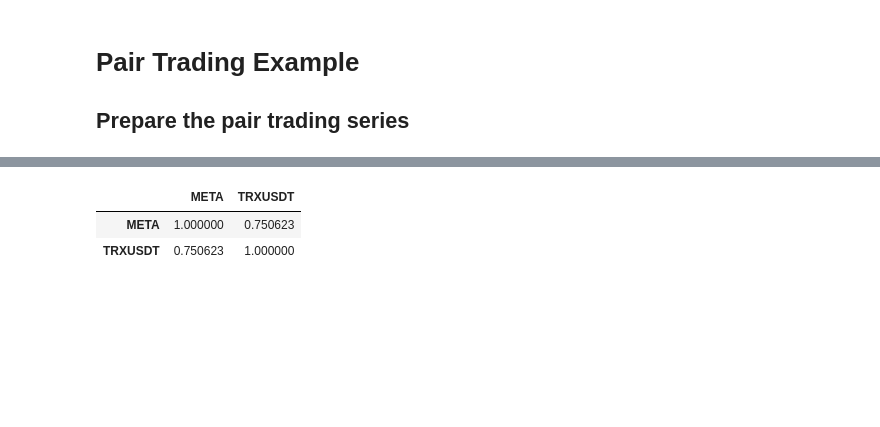
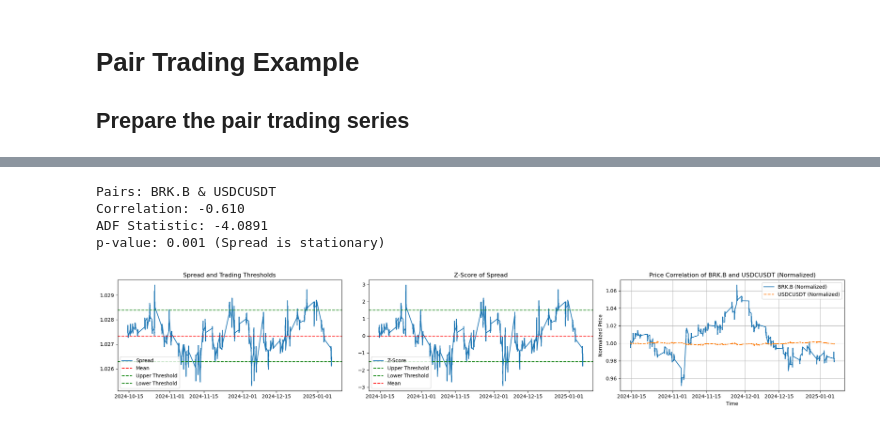
Before and after one commit to nite4/mscfe-masters-project, a Jupyter notebook: src/read_process_raw.ipynb, the cells around one changed output, grey strips where cells are left out. Saved outputs shown, nothing was run; the diff lists cells and outputs as text; code cells hidden in the pictures; blank space fills up the shorter version.

```diff
--- a/src/read_process_raw.ipynb
+++ b/src/read_process_raw.ipynb
@@ -161,6 +108 @@ def process_pairs_series(seriesA, seriesB, dictA, dictB):
     return merged.loc[t0:].dropna()
-# %%
-ticker_eqt = 'NVDA'
-ticker_cpy = 'BNBUSDT'
-
-price_pairs = process_pairs_series(ticker_eqt, ticker_cpy, dict_equity_df, dict_crypto_df)
@@ -450,6 +300,11 @@ The spread is stationary.
-# %%
-price_pairs.corr()
-# %% [output]
-|  | META | TRXUSDT |
-| META | 1.000000 | 0.750623 |
-| TRXUSDT | 0.750623 | 1.000000 |
+# %%
+ticker_eqt = 'BRK.B'
+ticket_cpy = 'USDCUSDT'
+price_pairs = process_pairs_series(ticker_eqt, ticket_cpy, df_equity, df_crypto)
+spread, adf_result, correlation = run_cointegration_test(price_pairs, print_stats=True, plotting=True, std=1.5)
+# %% [output]
+Pairs: BRK.B & USDCUSDT
+Correlation: -0.610
+ADF Statistic: -4.0891
+p-value: 0.001 (Spread is stationary)
+[figure, added]
```
Also changed, not shown: parts of 38 cells of this notebook.
